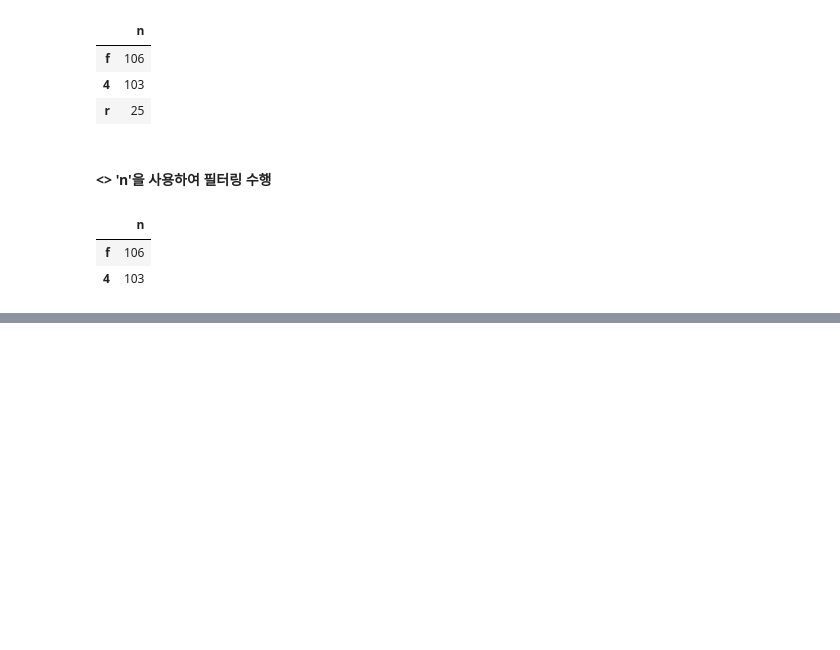
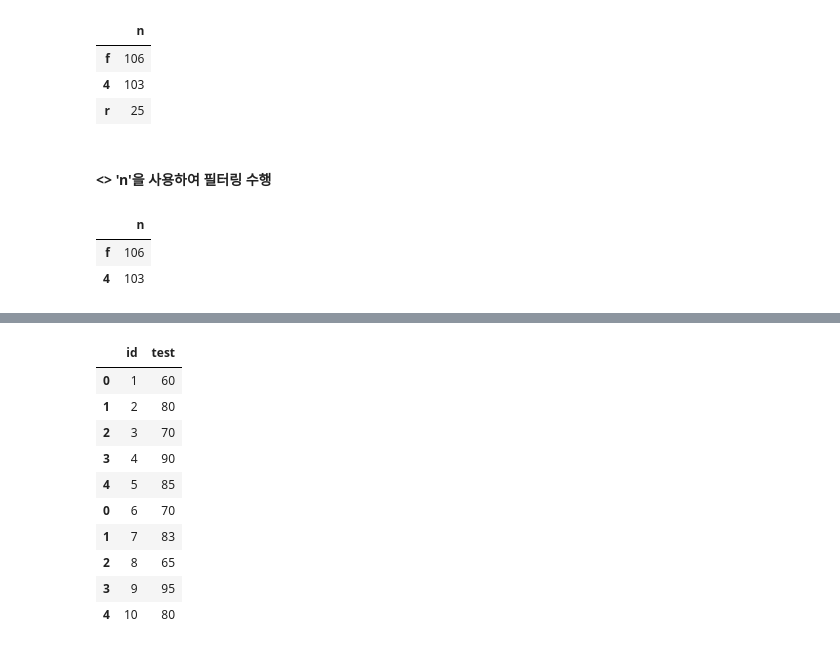
Before and after one commit to dndxor/BCDA, a Jupyter notebook: Ch06_DataHandling.ipynb, the cells around one changed output, grey strips where cells are left out. Cells and saved outputs as stored; diff of their text form; code cells hidden in the pictures; blank space fills up the shorter version.

```diff
--- a/Ch06_DataHandling.ipynb
+++ b/Ch06_DataHandling.ipynb
@@ -852,0 +997,8 @@ mpg['drv'].value_counts() \
+# %%
+## 학생 1~5번 시험 데이터 만들기
+group_a = pd.DataFrame({'id'   : [1, 2, 3, 4, 5],
+                        'test' : [60, 80, 70, 90, 85]})
+
+## 학생 6~10번 시험 데이터 만들기
+group_b = pd.DataFrame({'id'   : [6, 7, 8, 9, 10],
+                        'test' : [70, 83, 65, 95, 80]})
@@ -852,0 +1021,16 @@ mpg['drv'].value_counts() \
+# %%
+## group_a와 group_b를 group_all로 행 합치기
+group_all = pd.concat([group_a, group_b])
+group_all
+# %% [output]
+|  | id | test |
+| 0 | 1 | 60 |
+| 1 | 2 | 80 |
+| 2 | 3 | 70 |
+| 3 | 4 | 90 |
+| 4 | 5 | 85 |
+| 0 | 6 | 70 |
+| 1 | 7 | 83 |
+| 2 | 8 | 65 |
+| 3 | 9 | 95 |
+| 4 | 10 | 80 |
```
Also changed, not shown: parts of 45 cells of this notebook, 5 other files.
